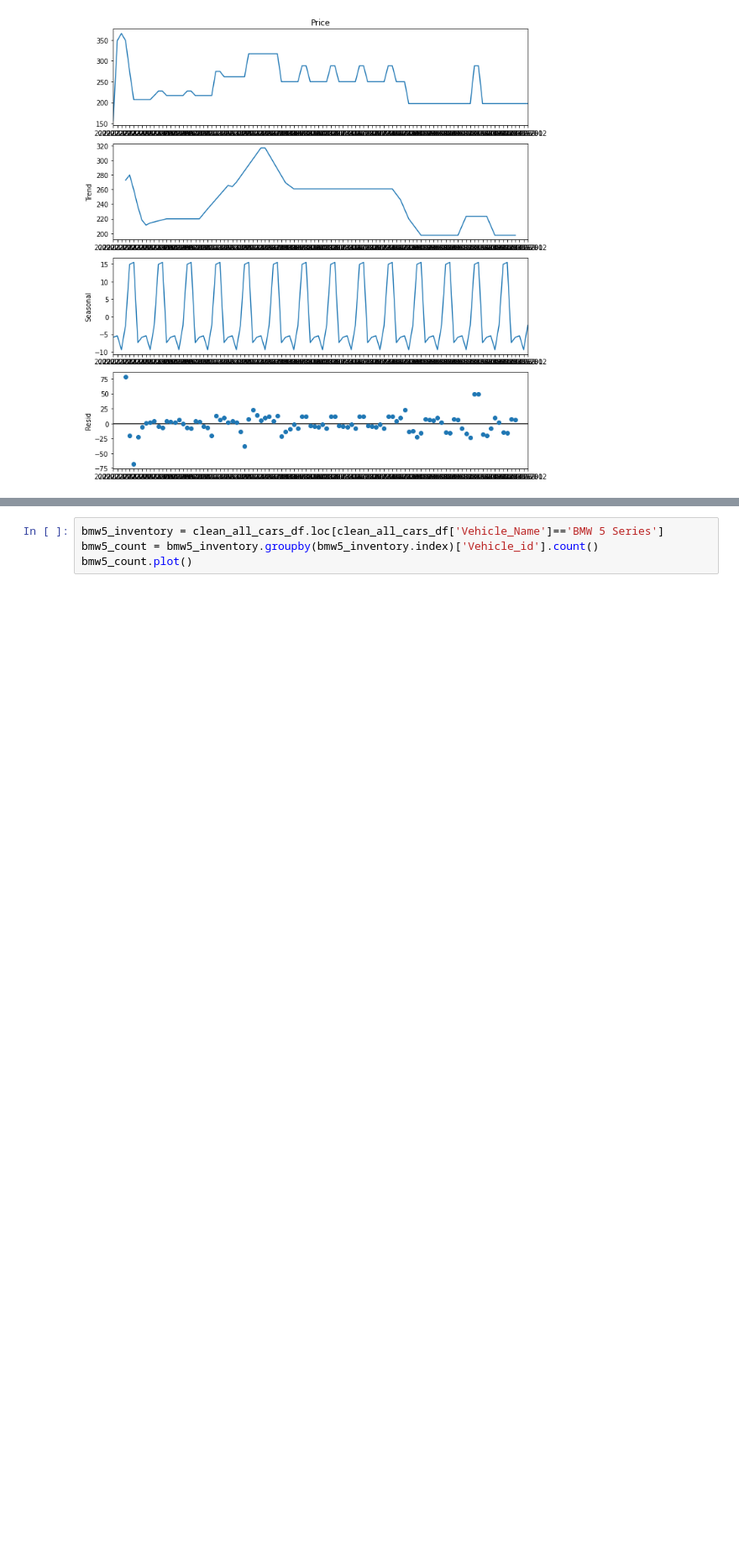
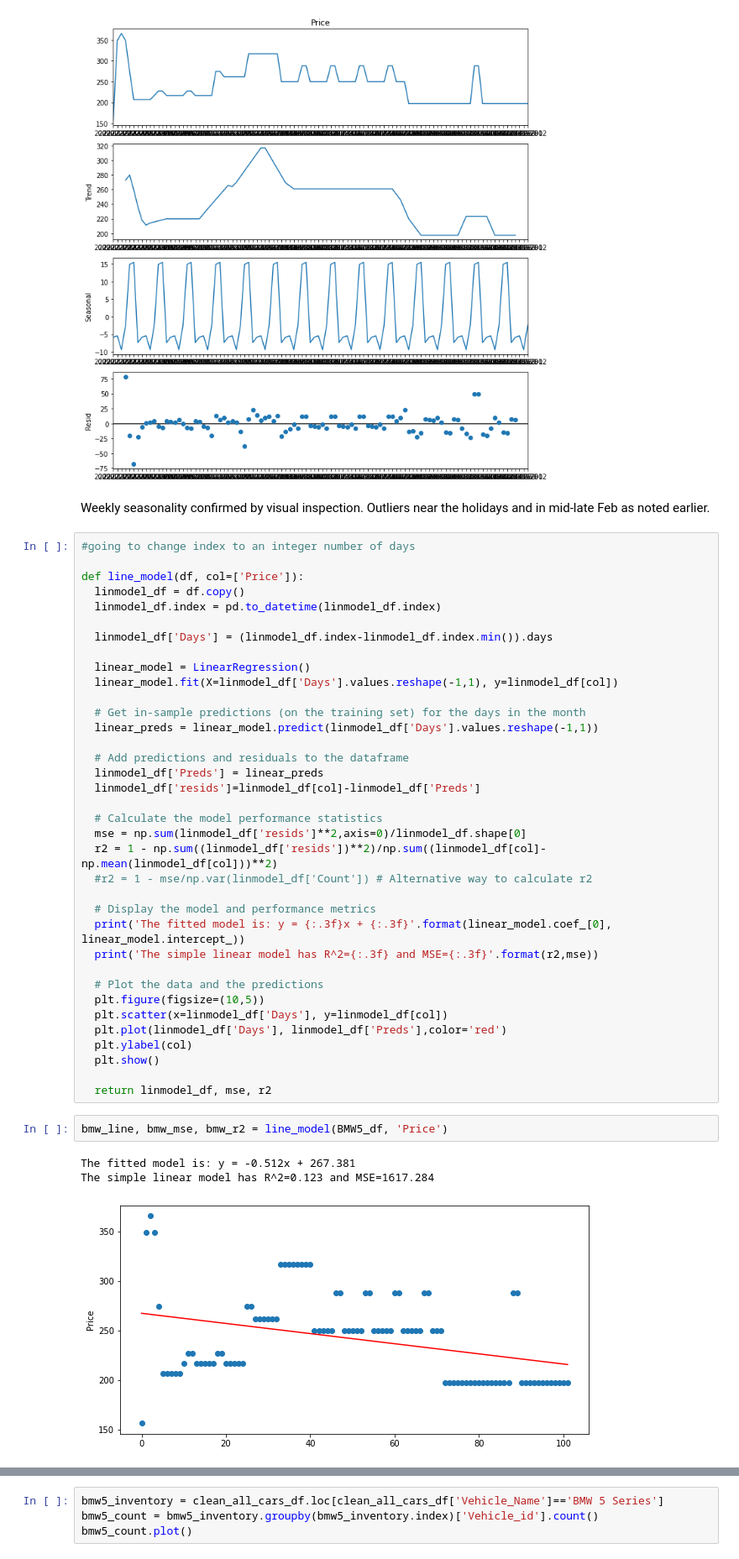
Before and after one commit to JADukeAIPI/AIPIProject, a Jupyter notebook: EDA_and_modeling.ipynb, the cells around one changed output, grey strips where cells are left out. Shown: that part at 84% size. Cells and saved outputs as stored; diff of their text form; blank space fills up the shorter version.

Commit message:
linear plot for Bmw price

```diff
--- a/EDA_and_modeling.ipynb
+++ b/EDA_and_modeling.ipynb
@@ -453,3 +453,47 @@ decomposition.plot()
 plt.show()
 # %% [output]
 [figure]
+# %% [markdown]
+Weekly seasonality confirmed by visual inspection. Outliers near the holidays and in mid-late Feb as noted earlier.
+# %%
+#going to change index to an integer number of days
+
+def line_model(df, col=['Price']):
+  linmodel_df = df.copy()
+  linmodel_df.index = pd.to_datetime(linmodel_df.index)
+
+  linmodel_df['Days'] = (linmodel_df.index-linmodel_df.index.min()).days
+
+  linear_model = LinearRegression()
+  linear_model.fit(X=linmodel_df['Days'].values.reshape(-1,1), y=linmodel_df[col])
+
+  # Get in-sample predictions (on the training set) for the days in the month
+  linear_preds = linear_model.predict(linmodel_df['Days'].values.reshape(-1,1))
+
+  # Add predictions and residuals to the dataframe
+  linmodel_df['Preds'] = linear_preds
+  linmodel_df['resids']=linmodel_df[col]-linmodel_df['Preds']
+
+  # Calculate the model performance statistics
+  mse = np.sum(linmodel_df['resids']**2,axis=0)/linmodel_df.shape[0]
+  r2 = 1 - np.sum((linmodel_df['resids'])**2)/np.sum((linmodel_df[col]-np.mean(linmodel_df[col]))**2)
+  #r2 = 1 - mse/np.var(linmodel_df['Count']) # Alternative way to calculate r2
+
+  # Display the model and performance metrics
+  print('The fitted model is: y = {:.3f}x + {:.3f}'.format(linear_model.coef_[0], linear_model.intercept_))
+  print('The simple linear model has R^2={:.3f} and MSE={:.3f}'.format(r2,mse))
+
+  # Plot the data and the predictions
+  plt.figure(figsize=(10,5))
+  plt.scatter(x=linmodel_df['Days'], y=linmodel_df[col])
+  plt.plot(linmodel_df['Days'], linmodel_df['Preds'],color='red')
+  plt.ylabel(col)
+  plt.show()
+
+  return linmodel_df, mse, r2
+# %%
+bmw_line, bmw_mse, bmw_r2 = line_model(BMW5_df, 'Price')
+# %% [output]
+The fitted model is: y = -0.512x + 267.381
+The simple linear model has R^2=0.123 and MSE=1617.284
+[figure, added]
```
Also changed, not shown: parts of 2 cells of this notebook.
